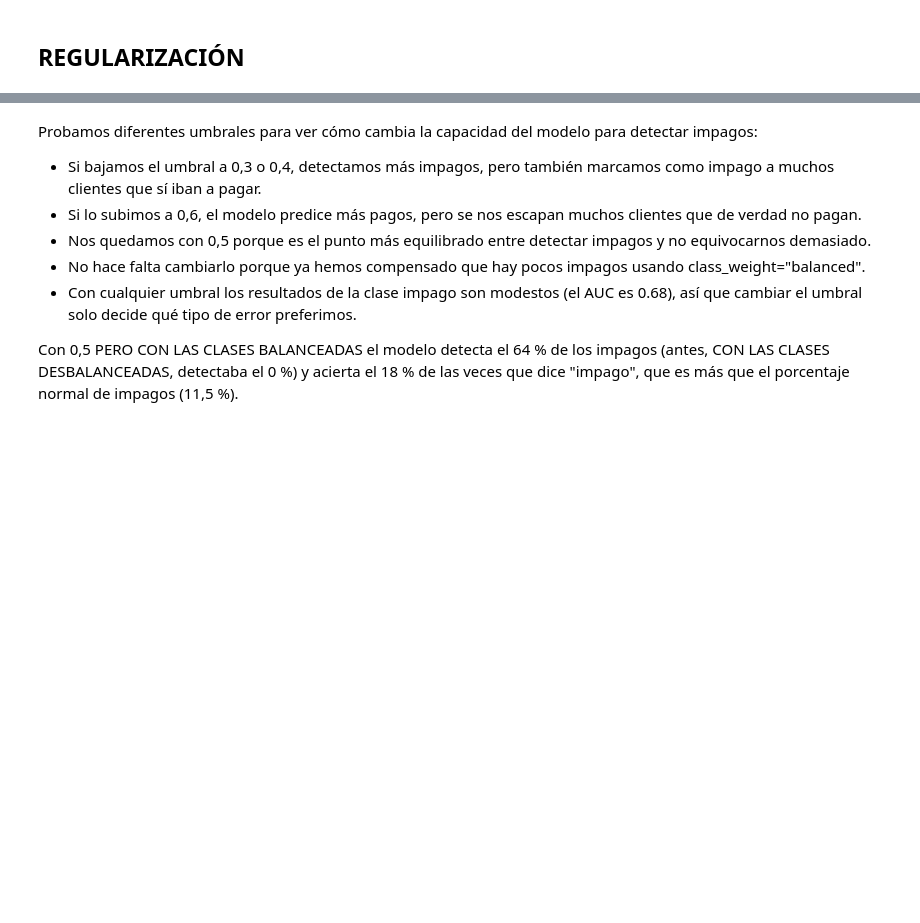
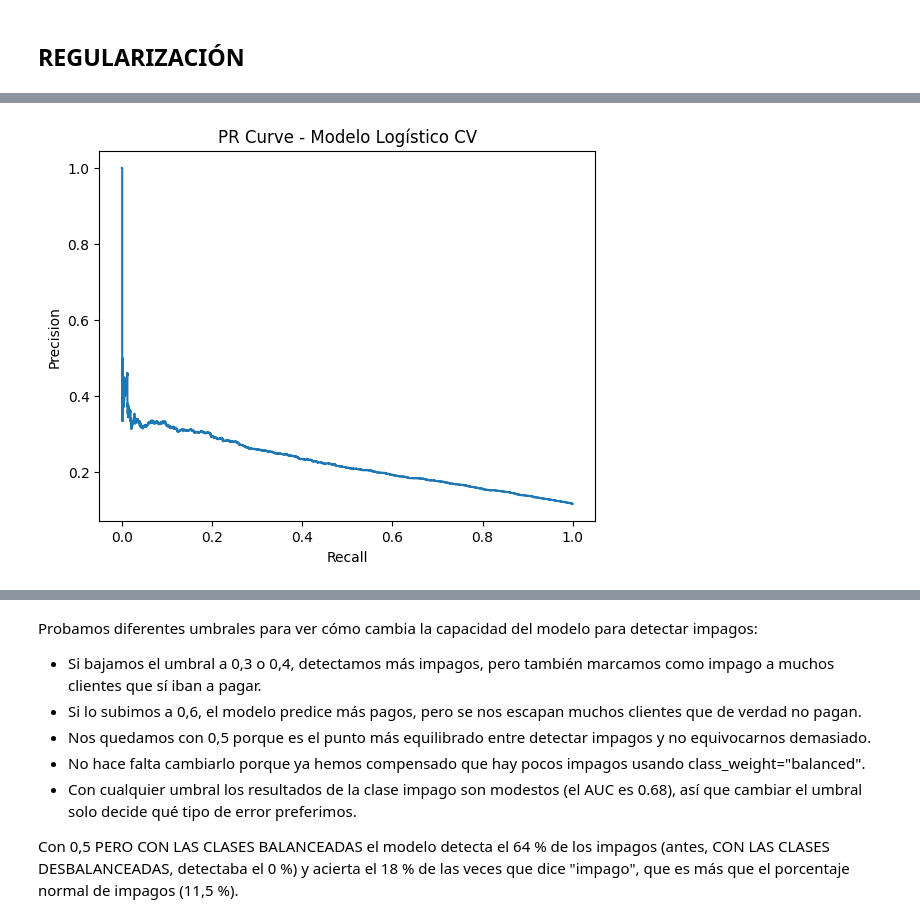
Before and after one commit to GorkaNBDATA/Equipo-Morado, a Jupyter notebook: modelo-impago.ipynb, the cells around one changed output, grey strips where cells are left out. Cells and saved outputs as stored; diff of their text form; code cells hidden in the pictures; blank space fills up the shorter version.

Commit message:
modelo log_cv terminado

```diff
--- a/modelo-impago.ipynb
+++ b/modelo-impago.ipynb
@@ -754,0 +579,10 @@ weighted avg       0.84      0.77      0.80     20380
+# %%
+modelo_cv = LogisticRegressionCV(
+    Cs=np.logspace(-4, 4, 50),
+    cv=5,
+    penalty="l1",
+    solver="saga",
+    scoring="roc_auc",  # no depende del umbral, así distingue mejor entre valores de C
+    class_weight="balanced",
+    max_iter=5000,
+    random_state=42)
@@ -754,0 +653,12 @@ weighted avg       0.84      0.77      0.80     20380
+# %%
+# Probabilidades
+prob_train = modelo_cv.predict_proba(X_train_l1)[:, 1]
+y_prob = modelo_cv.predict_proba(X_test_l1)[:, 1]
+
+# Predicciones con umbral 0.5
+pred_train = (prob_train >= 0.5).astype(int)
+pred = (y_prob >= 0.5).astype(int)
+
+# AUC
+print("AUC train:", round(roc_auc_score(y_train, prob_train), 4))
+print("AUC test :", round(roc_auc_score(y_test, y_prob), 4))
@@ -754,0 +701,8 @@ weighted avg       0.84      0.77      0.80     20380
+# %%
+prec, rec, thresholds = precision_recall_curve(y_test, y_prob)
+
+pd.DataFrame({
+    "prec": prec[:-1],
+    "rec": rec[:-1],
+    "threshold": thresholds
+})[80:100]
@@ -754,0 +727,9 @@ weighted avg       0.84      0.77      0.80     20380
+# %%
+plt.plot(rec, prec)
+
+plt.xlabel("Recall")
+plt.ylabel("Precision")
+plt.title("PR Curve - Modelo Logístico CV")
+plt.show()
+# %% [output]
+[figure, added]
```
Also changed, not shown: parts of 72 cells of this notebook, 2 other files.
